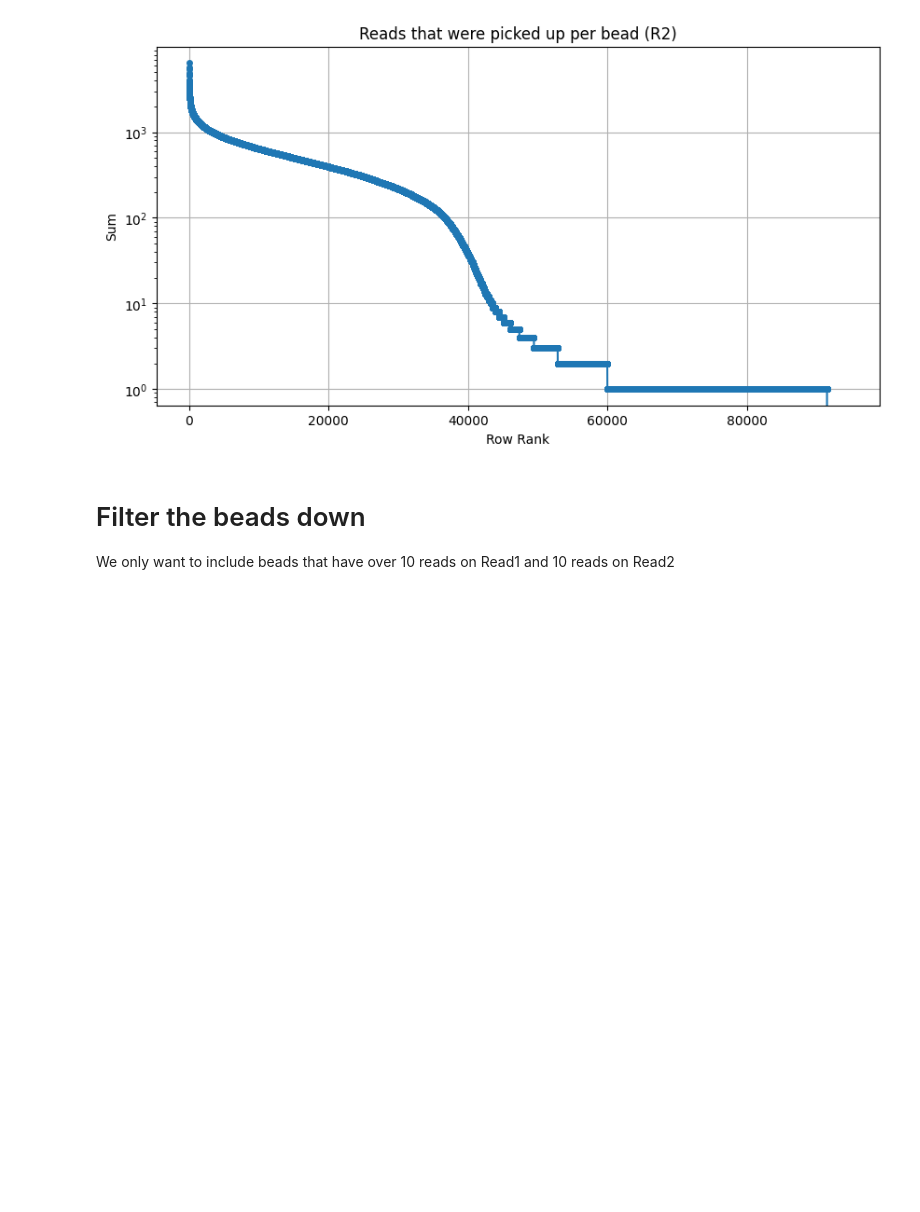
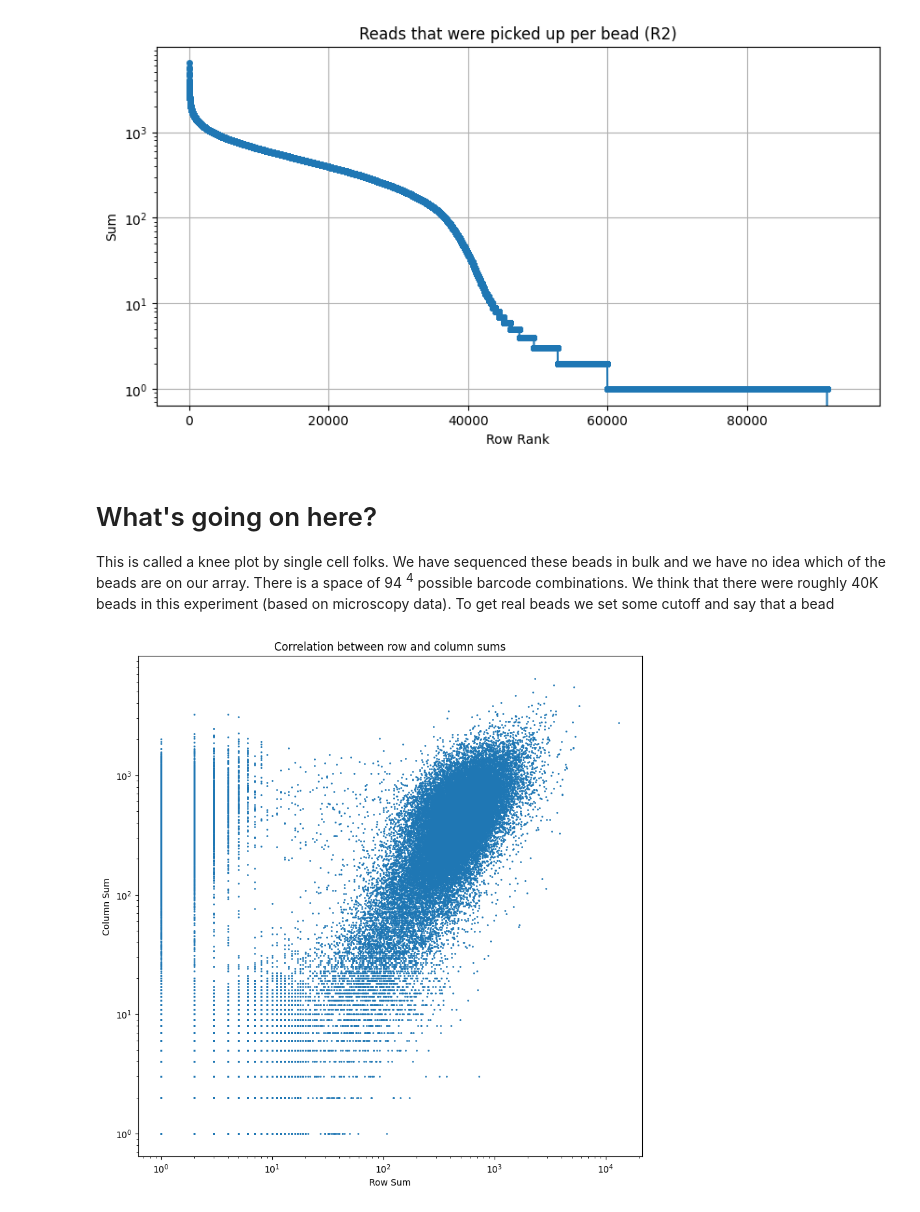
Before and after one commit to matsengrp/sci-space-v2, a Jupyter notebook: data/download_data_and_description.ipynb, the cells around one changed output. Saved outputs shown, nothing was run; the diff lists cells and outputs as text; code cells hidden in the pictures; blank space fills up the shorter version.

Commit message:
updating plots and checking commit

```diff
--- a/data/download_data_and_description.ipynb
+++ b/data/download_data_and_description.ipynb
@@ -104,5 +107,17 @@ plt.show()
 # %% [output]
 [figure]
 # %% [markdown]
-# Filter the beads down
- We only want to include beads that have over 10 reads on Read1 and 10 reads on Read2
+# What's going on here?
+This is called a knee plot by single cell folks. We have sequenced these beads in bulk and we have no idea which of the beads are on our array. There is a space of 94 <sup>4</sup> possible barcode combinations. We think that there were roughly 40K beads in this experiment (based on microscopy data). To get real beads we set some cutoff and say that a bead
+# %%
+df_row_col_corr = pd.DataFrame({'row_sums': row_sums, 'col_sums': col_sums})
+plt.figure(figsize=(10, 10))
+plt.title('Correlation between row and column sums')
+plt.xlabel('Row Sum')
+plt.ylabel('Column Sum')
+plt.scatter(row_sums, col_sums, s=1)
+plt.yscale('log')
+plt.xscale('log')
+plt.show()
+# %% [output]
+[figure, added]
```
Also changed, not shown: parts of 2 cells of this notebook.
